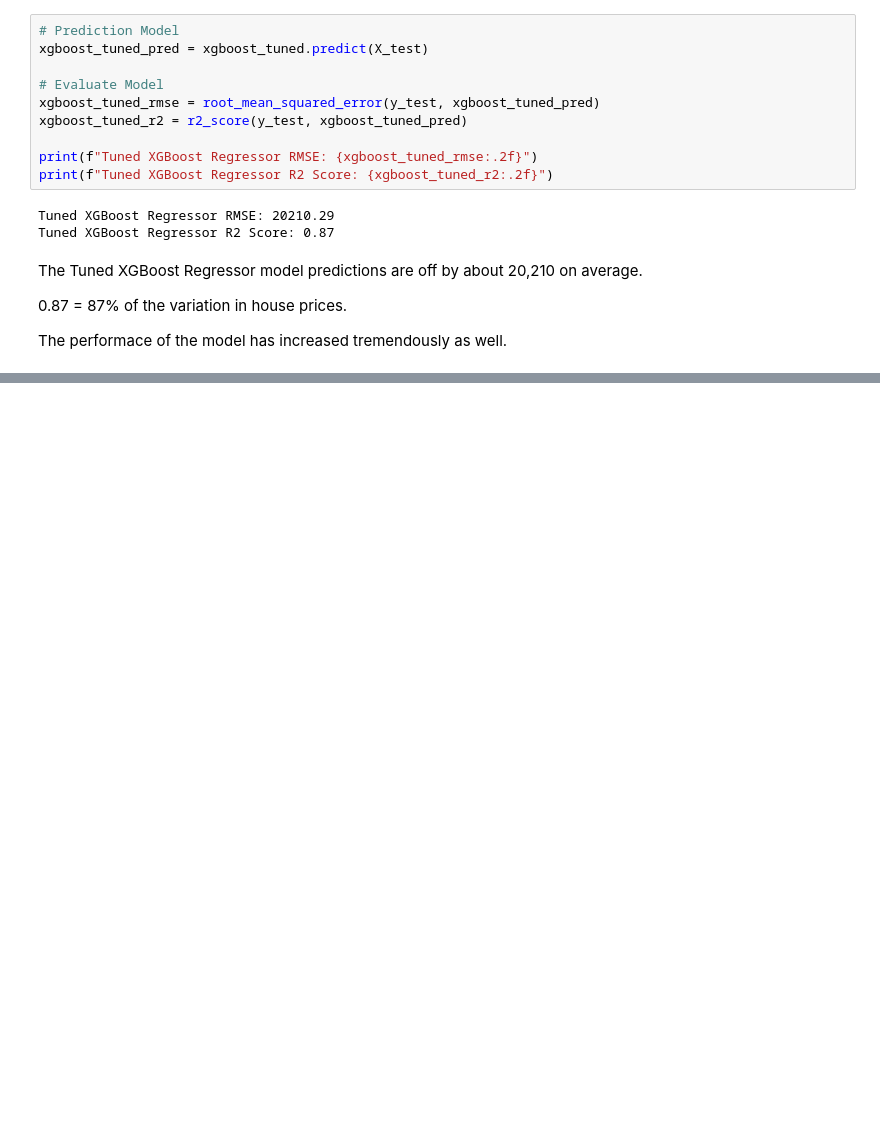
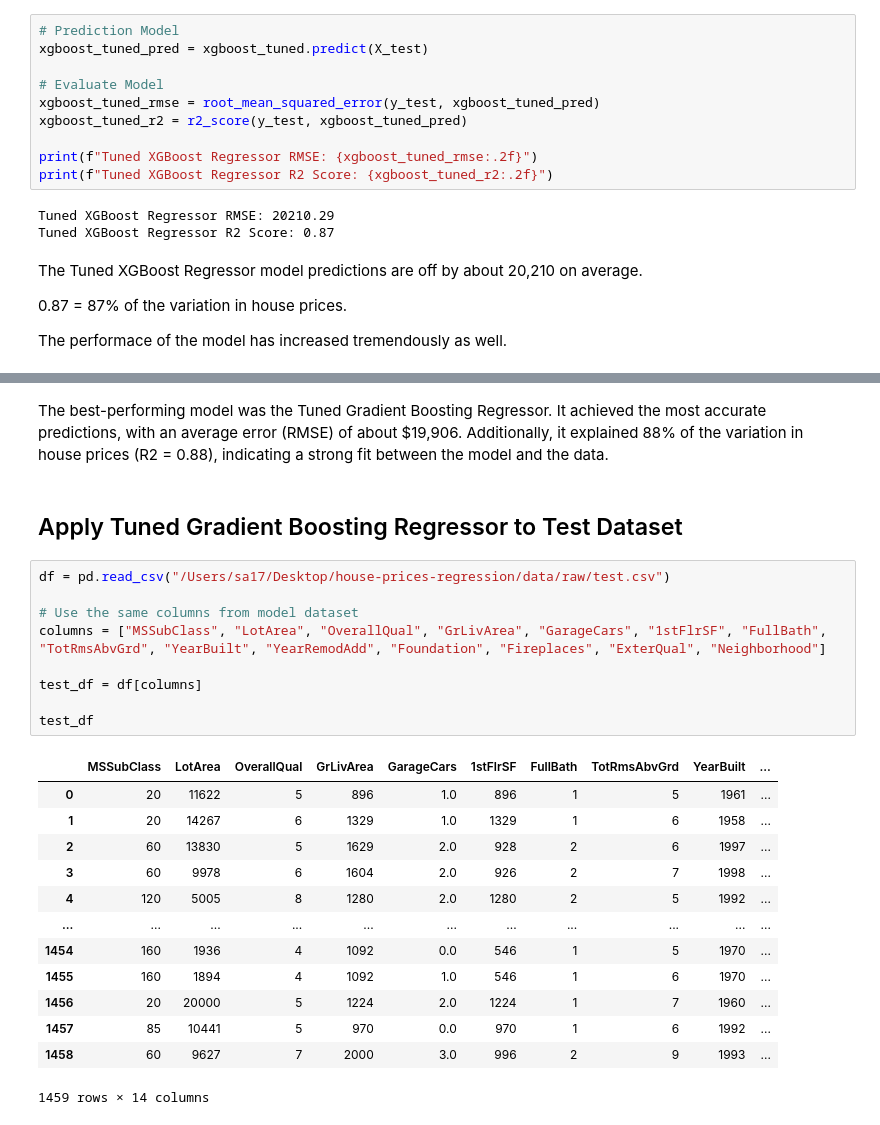
Before and after one commit to khadazhaia/house-prices-regression, a Jupyter notebook: code/03model.ipynb, the cells around one changed output, grey strips where cells are left out. Cells and saved outputs as stored; diff of their text form; blank space fills up the shorter version.

Commit message:
sale price predictions

```diff
--- a/code/03model.ipynb
+++ b/code/03model.ipynb
@@ -404,0 +446,27 @@ The model that performed the best is The Tuned Gradient Boosting Regressor model
+# %% [markdown]
+The best-performing model was the Tuned Gradient Boosting Regressor. It achieved the most accurate predictions, with an average error (RMSE) of about $19,906. Additionally, it explained 88% of the variation in house prices (R2 = 0.88), indicating a strong fit between the model and the data.
+# %% [markdown]
+## Apply Tuned Gradient Boosting Regressor to Test Dataset
+# %%
+df = pd.read_csv("/Users/sa17/Desktop/house-prices-regression/data/raw/test.csv")
+
+# Use the same columns from model dataset
+columns = ["MSSubClass", "LotArea", "OverallQual", "GrLivArea", "GarageCars", "1stFlrSF", "FullBath", "TotRmsAbvGrd", "YearBuilt", "YearRemodAdd", "Foundation", "Fireplaces", "ExterQual", "Neighborhood"]
+
+test_df = df[columns]
+
+test_df
+# %% [output]
+|  | MSSubClass | LotArea | OverallQual | GrLivArea | GarageCars | 1stFlrSF | FullBath | TotRmsAbvGrd | YearBuilt | ... |
+| 0 | 20 | 11622 | 5 | 896 | 1.0 | 896 | 1 | 5 | 1961 | ... |
+| 1 | 20 | 14267 | 6 | 1329 | 1.0 | 1329 | 1 | 6 | 1958 | ... |
+| 2 | 60 | 13830 | 5 | 1629 | 2.0 | 928 | 2 | 6 | 1997 | ... |
+| 3 | 60 | 9978 | 6 | 1604 | 2.0 | 926 | 2 | 7 | 1998 | ... |
+| 4 | 120 | 5005 | 8 | 1280 | 2.0 | 1280 | 2 | 5 | 1992 | ... |
+| ... | ... | ... | ... | ... | ... | ... | ... | ... | ... | ... |
+| 1454 | 160 | 1936 | 4 | 1092 | 0.0 | 546 | 1 | 5 | 1970 | ... |
+| 1455 | 160 | 1894 | 4 | 1092 | 1.0 | 546 | 1 | 6 | 1970 | ... |
+| 1456 | 20 | 20000 | 5 | 1224 | 2.0 | 1224 | 1 | 7 | 1960 | ... |
+| 1457 | 85 | 10441 | 5 | 970 | 0.0 | 970 | 1 | 6 | 1992 | ... |
+| 1458 | 60 | 9627 | 7 | 2000 | 3.0 | 996 | 2 | 9 | 1993 | ... |
+1459 rows × 14 columns
```
Also changed, not shown: parts of 13 cells of this notebook, 1 other file.
